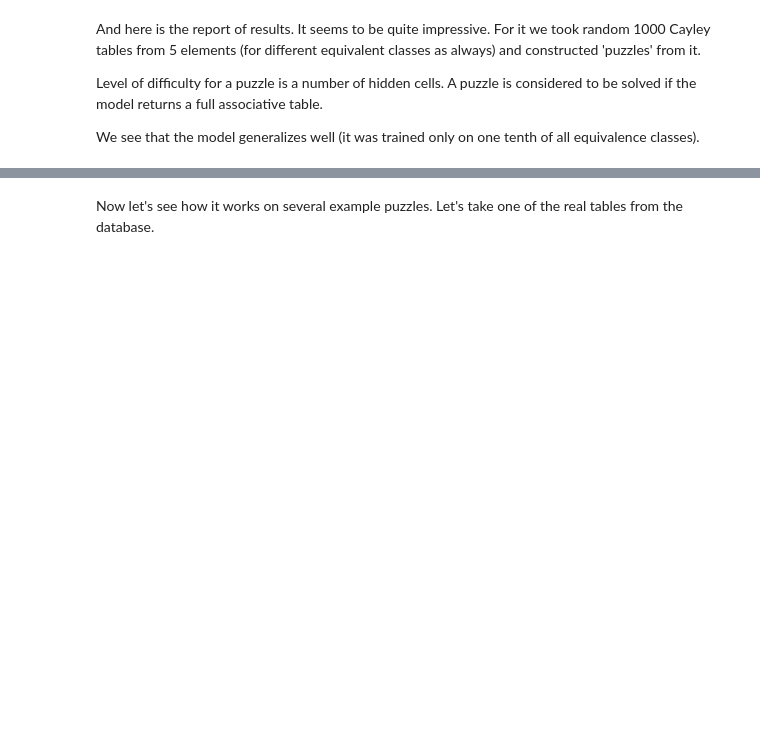
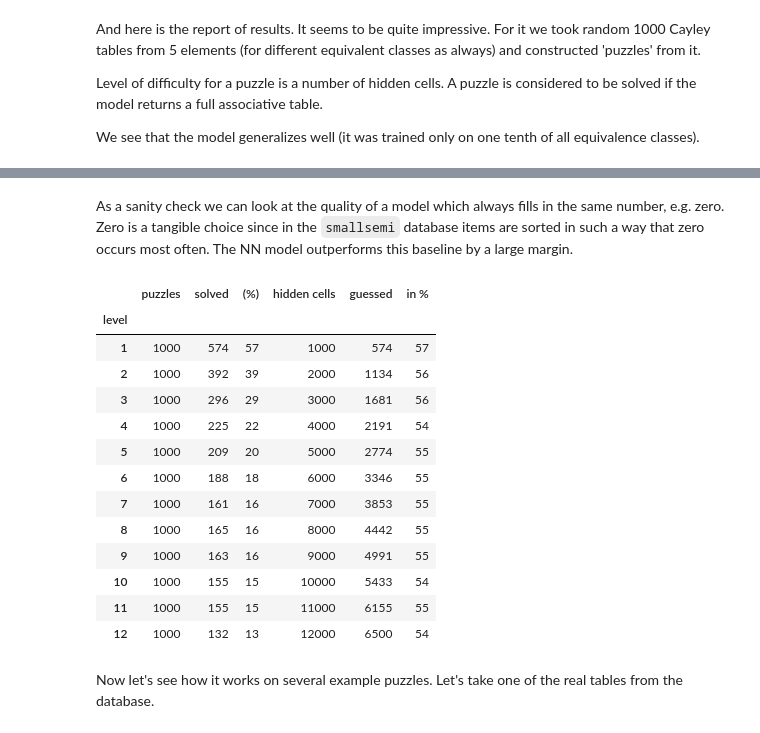
Before and after one commit to inpefess/neural-semigroups, a Jupyter notebook: examples/train_a_model.ipynb, the cells around one changed output, grey strips where cells are left out. Drawn from its saved outputs; the diff is of its cells as text; code cells hidden in the pictures; blank space fills up the shorter version.

Commit message:
add constant baseline module

```diff
--- a/examples/train_a_model.ipynb
+++ b/examples/train_a_model.ipynb
@@ -157,3 +123,26 @@ print_report(cayley_db.testing_report)
+# %% [markdown]
+As a sanity check we can look at the quality of a model which always fills in the same number, e.g. zero. Zero is a tangible choice since in the `smallsemi` database items are sorted in such a way that zero occurs most often. The NN model outperforms this baseline by a large margin.
+# %%
+from neural_semigroups.constant_baseline import ConstantBaseline
+
+constant_baseline = CayleyDatabase(cardinality)
+constant_baseline.model = ConstantBaseline(cardinality)
+print_report(constant_baseline.testing_report)
+# %% [output]
+|  | puzzles | solved | (%) | hidden cells | guessed | in % |
+| level |  |  |  |  |  |  |
+| 1 | 1000 | 574 | 57 | 1000 | 574 | 57 |
+| 2 | 1000 | 392 | 39 | 2000 | 1134 | 56 |
+| 3 | 1000 | 296 | 29 | 3000 | 1681 | 56 |
+| 4 | 1000 | 225 | 22 | 4000 | 2191 | 54 |
+| 5 | 1000 | 209 | 20 | 5000 | 2774 | 55 |
+| 6 | 1000 | 188 | 18 | 6000 | 3346 | 55 |
+| 7 | 1000 | 161 | 16 | 7000 | 3853 | 55 |
+| 8 | 1000 | 165 | 16 | 8000 | 4442 | 55 |
+| 9 | 1000 | 163 | 16 | 9000 | 4991 | 55 |
+| 10 | 1000 | 155 | 15 | 10000 | 5433 | 54 |
+| 11 | 1000 | 155 | 15 | 11000 | 6155 | 55 |
+| 12 | 1000 | 132 | 13 | 12000 | 6500 | 54 |
 # %% [markdown]
 Now let's see how it works on several example puzzles. Let's take one of the real tables from the database.
 # %%
```
Also changed, not shown: parts of 9 cells of this notebook, 2 other files.
